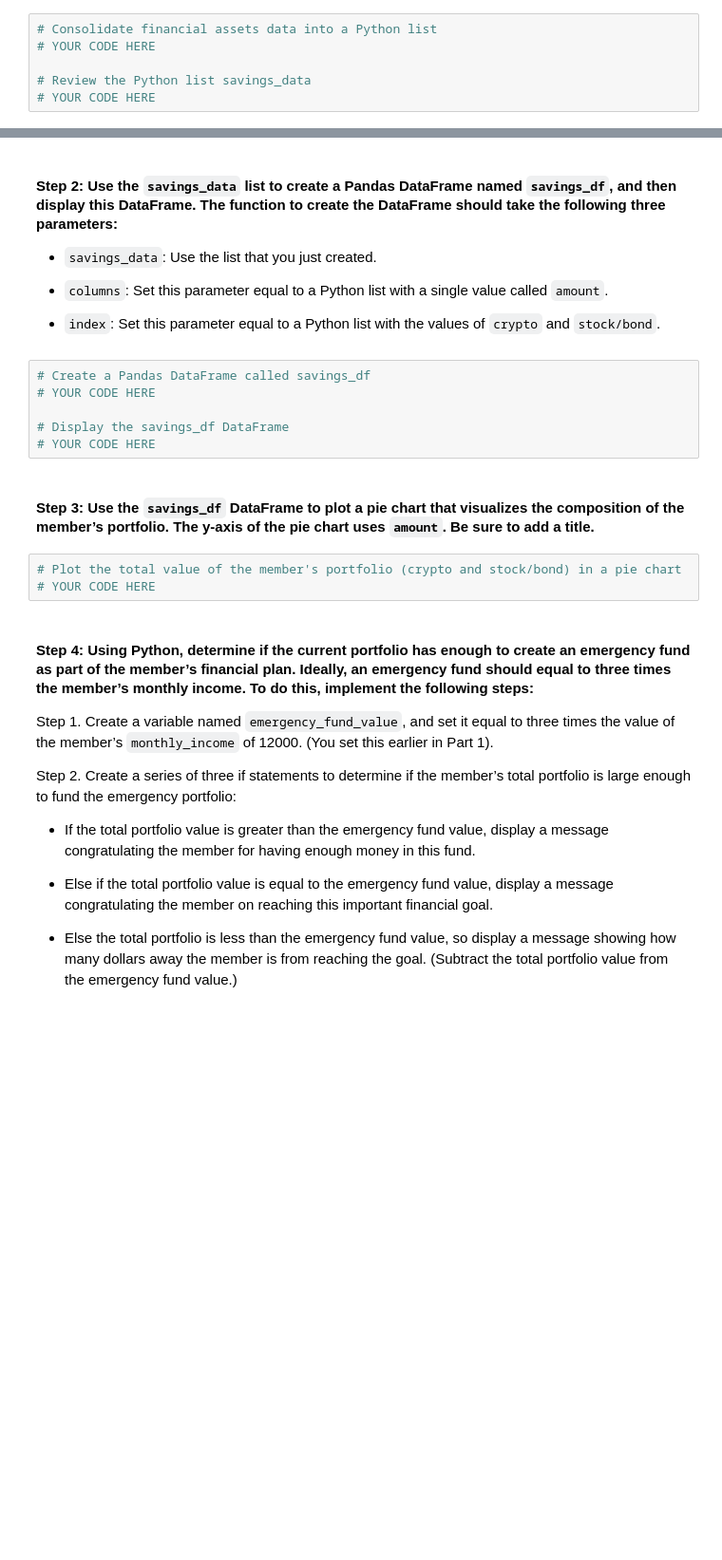
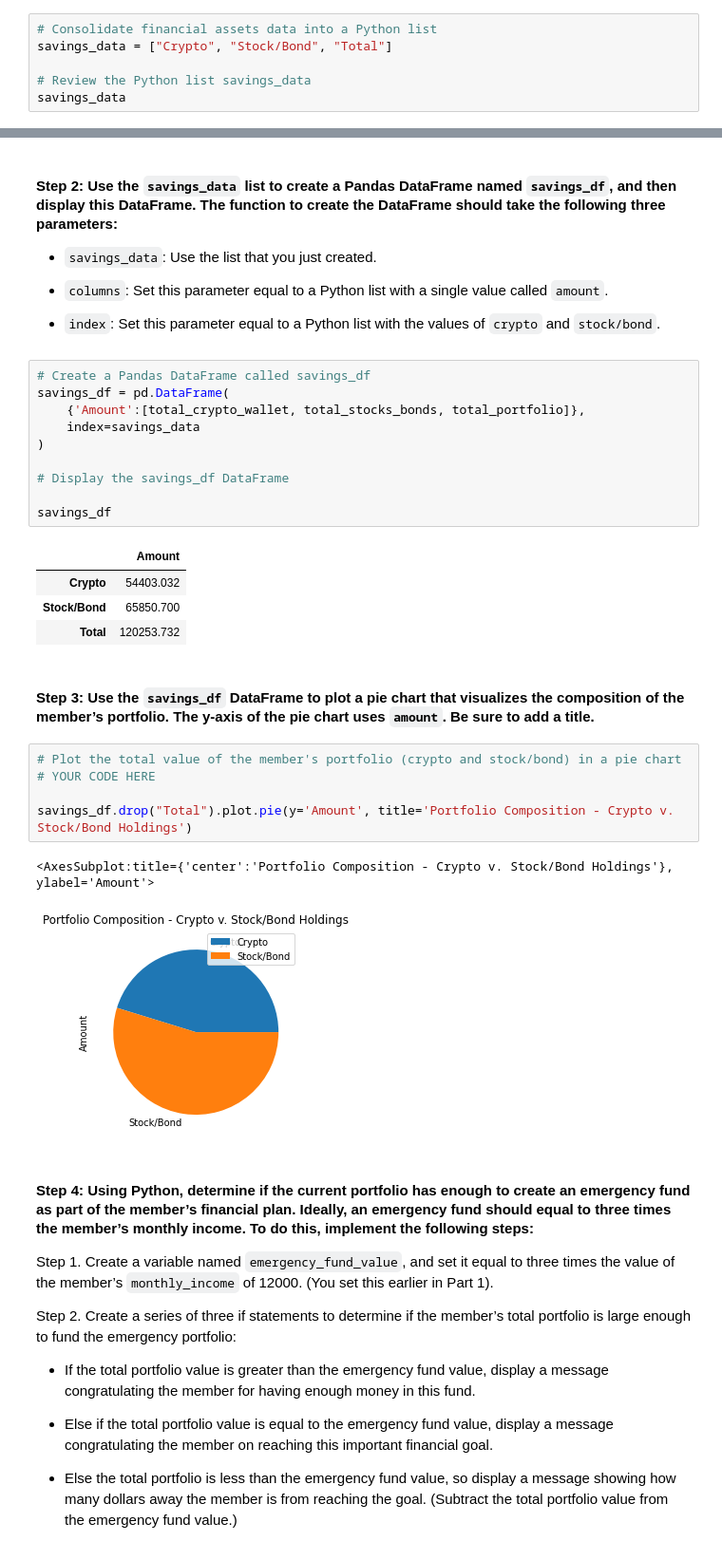
Before and after one commit to RyanRFelder/Module_5_Challenge, a Jupyter notebook: financial_planning_tools.ipynb, the cells around one changed output, grey strips where cells are left out. Shown at 95% size. Drawn from its saved outputs; the diff is of its cells as text; blank space fills up the shorter version.

Commit message:
Saving progress

```diff
--- a/financial_planning_tools.ipynb
+++ b/financial_planning_tools.ipynb
@@ -362,7 +362,7 @@ In this section, you’ll use the valuations for the cryptocurrency wallet and f
 #### Step 1: Create a Python list named `savings_data` that has two elements. The first element contains the total value of the cryptocurrency wallet. The second element contains the total value of the stock and bond portions of the portfolio.
 # %%
 # Consolidate financial assets data into a Python list
-# YOUR CODE HERE
+savings_data = ["Crypto", "Stock/Bond", "Total"]
 
 # Review the Python list savings_data
-# YOUR CODE HERE
+savings_data
@@ -376,15 +378,29 @@ In this section, you’ll use the valuations for the cryptocurrency wallet and f
 - `index`: Set this parameter equal to a Python list with the values of `crypto` and `stock/bond`.
 # %%
 # Create a Pandas DataFrame called savings_df
-# YOUR CODE HERE
+savings_df = pd.DataFrame(
+    {'Amount':[total_crypto_wallet, total_stocks_bonds, total_portfolio]},
+    index=savings_data
+)
 
 # Display the savings_df DataFrame
-# YOUR CODE HERE
+
+savings_df
+# %% [output]
+|  | Amount |
+| Crypto | 54403.032 |
+| Stock/Bond | 65850.700 |
+| Total | 120253.732 |
 # %% [markdown]
 #### Step 3: Use the `savings_df` DataFrame to plot a pie chart that visualizes the composition of the member’s portfolio. The y-axis of the pie chart uses `amount`. Be sure to add a title.
 # %%
 # Plot the total value of the member's portfolio (crypto and stock/bond) in a pie chart
 # YOUR CODE HERE
+
+savings_df.drop("Total").plot.pie(y='Amount', title='Portfolio Composition - Crypto v. Stock/Bond Holdings')
+# %% [output]
+<AxesSubplot:title={'center':'Portfolio Composition - Crypto v. Stock/Bond Holdings'}, ylabel='Amount'>
+[figure, added]
 # %% [markdown]
 #### Step 4: Using Python, determine if the current portfolio has enough to create an emergency fund as part of the member’s financial plan. Ideally, an emergency fund should equal to three times the member’s monthly income. To do this, implement the following steps:
 
```
Also changed, not shown: parts of 12 cells of this notebook.
